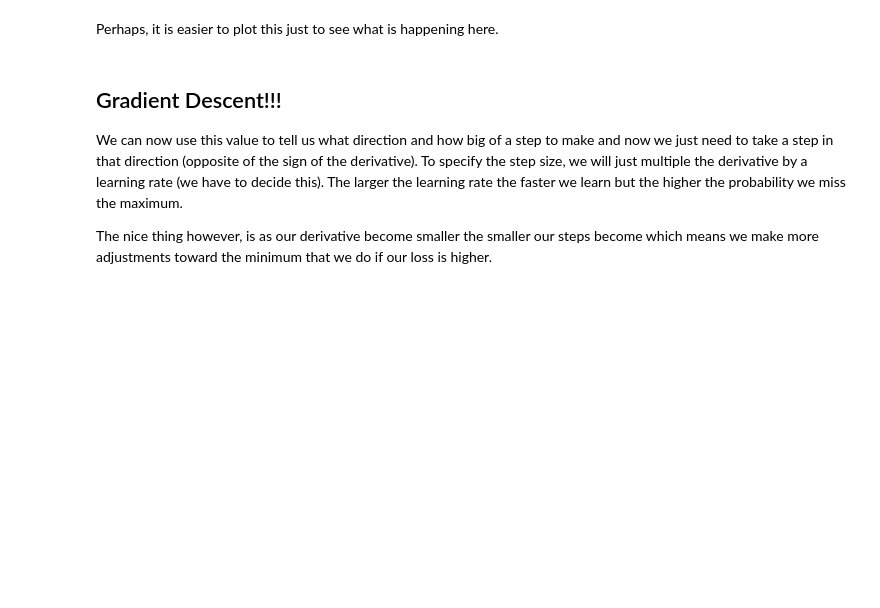
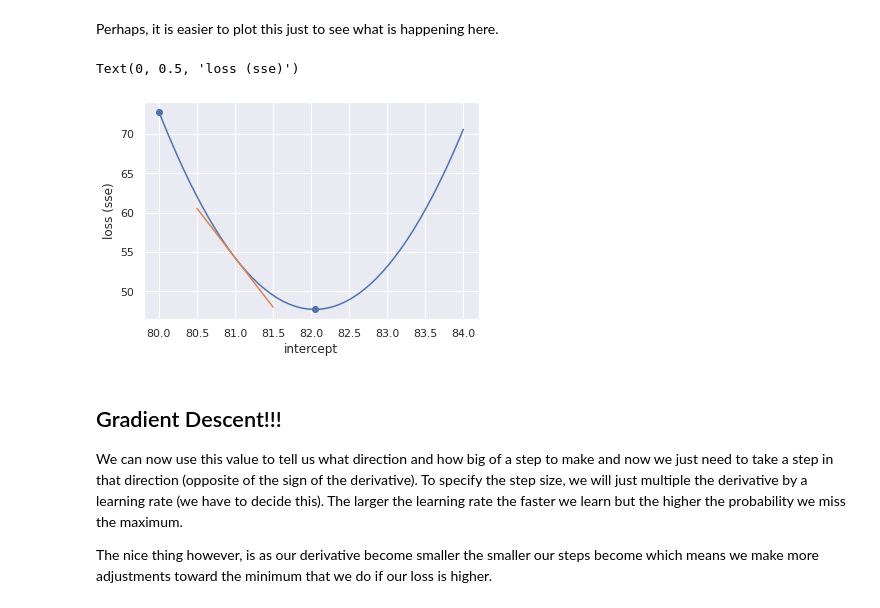
Before and after one commit to jcbain/data_2022-02-07, a Jupyter notebook: w04d04_optimization/src/notebooks/gradient_descent.ipynb, the cells around one changed output. Drawn from its saved outputs; the diff is of its cells as text; code cells hidden in the pictures; blank space fills up the shorter version.

```diff
--- a/w04d04_optimization/src/notebooks/gradient_descent.ipynb
+++ b/w04d04_optimization/src/notebooks/gradient_descent.ipynb
@@ -202,28 +273,31 @@ Perhaps, it is easier to plot this just to see what is happening here.
 # %%
 # just a helper function
 def solve_for_b(slope,x, y):
     b = (slope * x - y)/-1
     return b
 
-ix = 82.0468 # we can change this value to see the slope at different intercepts along this function
+ix = 81 # we can change this value to see the slope at different intercepts along this function
 iy = calculate_loss(gorillas['weight'], gorillas['height'], ix)
 m = sum(find_derivatives(gorillas['weight'], gorillas['height'], ix, False))
 b = solve_for_b(m, ix, iy)
 
 def get_point(m, x, b):
     return m * x + b
 
 tmp_x = np.array([ix-0.5, ix+0.5])
 tmp_y = get_point(m, tmp_x, b)
 
 tmp_y
 
 
 plt.plot(brute_intercepts, losses)
 plt.scatter(sample_intercepts, sample_losses)
 plt.plot(tmp_x, tmp_y)
 plt.xlabel('intercept')
 plt.ylabel('loss (sse)')
+# %% [output]
+Text(0, 0.5, 'loss (sse)')
+[figure, added]
 # %% [markdown]
 ## Gradient Descent!!!
 We can now use this value to tell us what direction and how big of a step to make and now we just need to take a step in that direction (opposite of the sign of the derivative). To specify the step size, we will just multiple the derivative by a learning rate (we have to decide this). The larger the learning rate the faster we learn but the higher the probability we miss the maximum.
```
Also changed, not shown: parts of 15 cells of this notebook.
